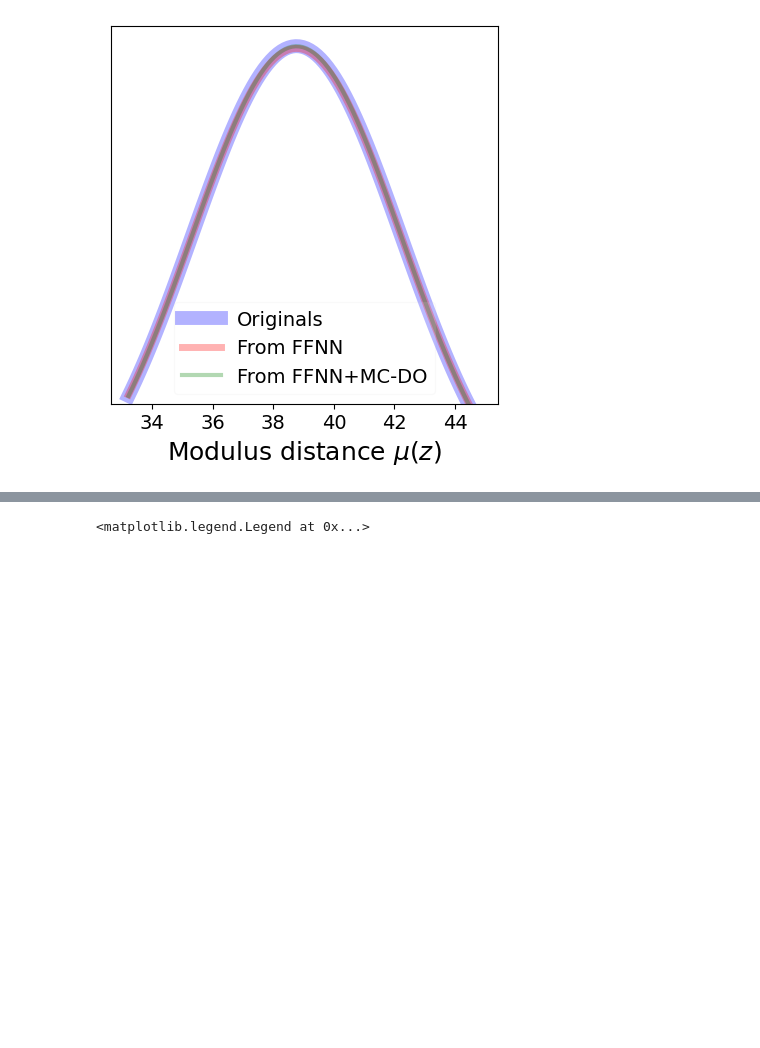
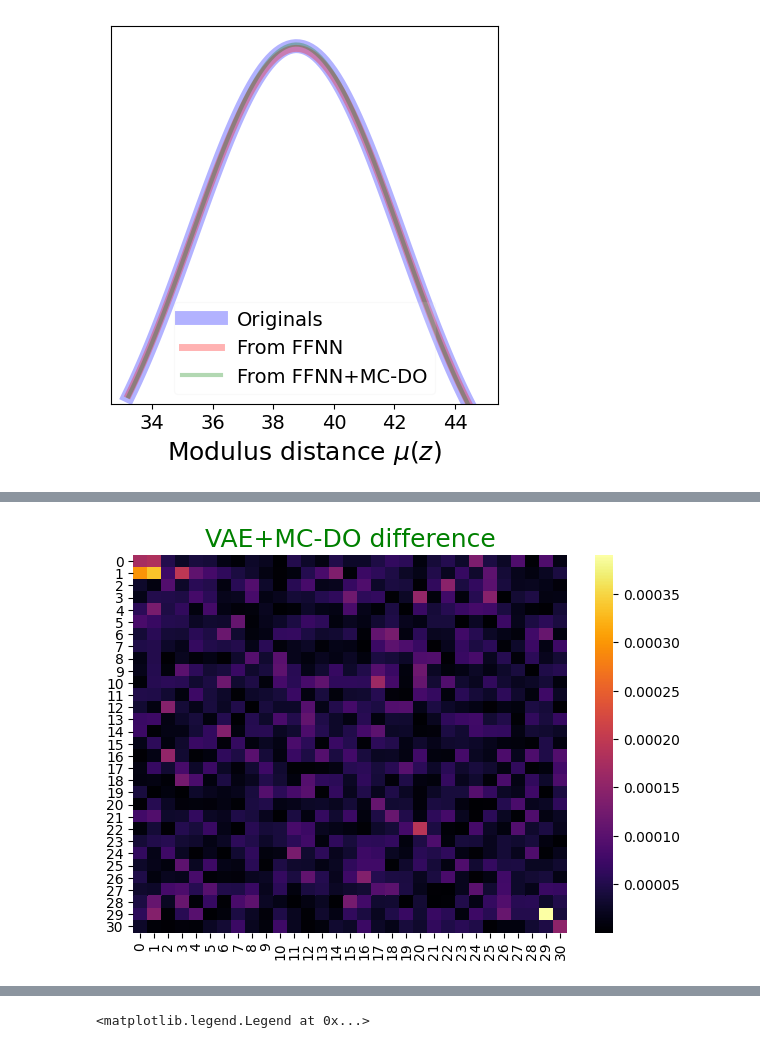
Before and after one commit to igomezv/crann, a Jupyter notebook: arxiv_notebooks/loadANNjla-review_plots.ipynb, the cells around one changed output, grey strips where cells are left out. Saved outputs shown, nothing was run; the diff lists cells and outputs as text; code cells hidden in the pictures; blank space fills up the shorter version.

Commit message:
add abs diff for cov matrix

```diff
--- a/arxiv_notebooks/loadANNjla-review_plots.ipynb
+++ b/arxiv_notebooks/loadANNjla-review_plots.ipynb
@@ -435,0 +438,11 @@ sns.heatmap(newmatrixr_do,
+# %%
+plt.figure(figsize=(7, 5), dpi=100)
+plt.title('VAE+MC-DO difference', fontsize=18, color='green')
+
+sns.heatmap(np.abs(syscov-newmatrixr_do),
+            fmt='g', xticklabels=True, yticklabels=True,
+            cmap = 'inferno',
+            robust=False, cbar=True)
+plt.savefig("diff_cov_vae_mcdo.png")
+# %% [output]
+[figure, added]
```
Also changed, not shown: parts of 10 cells of this notebook.
